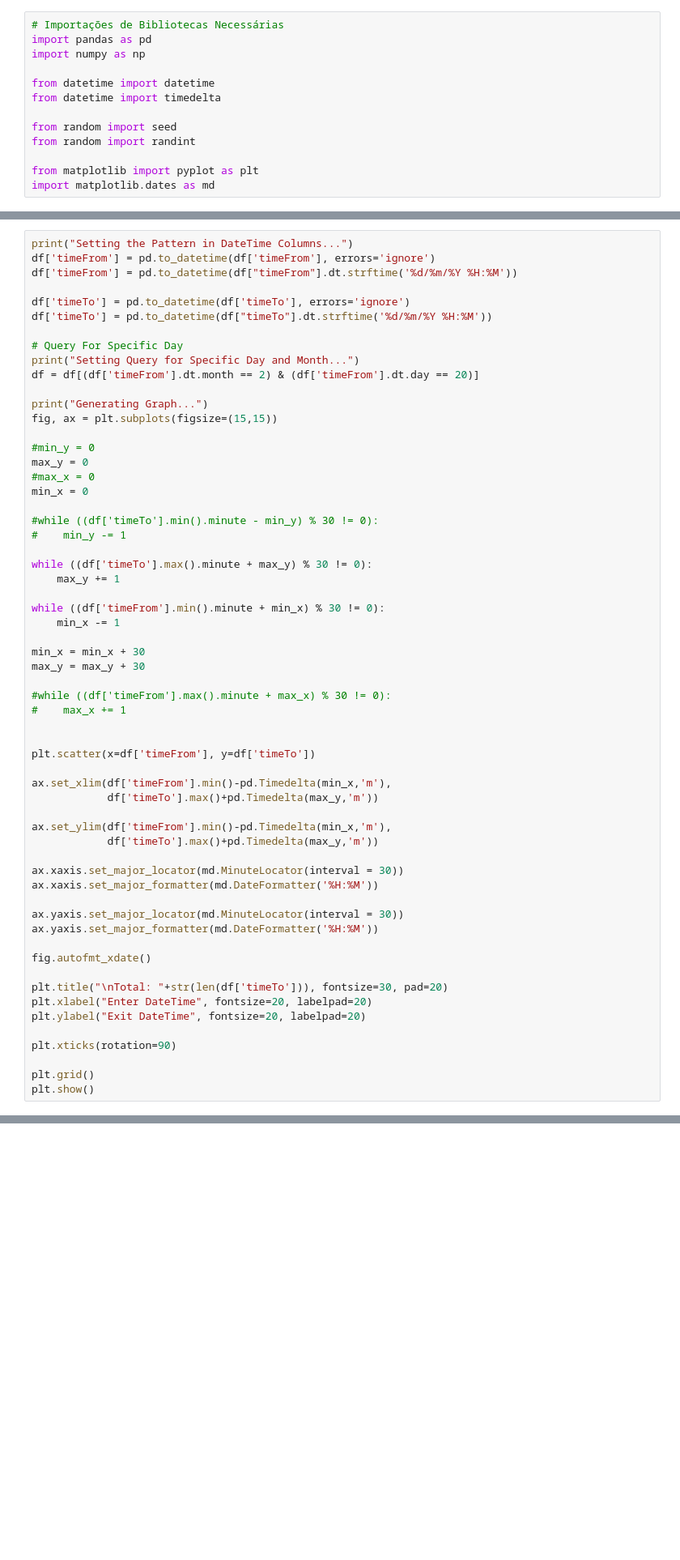
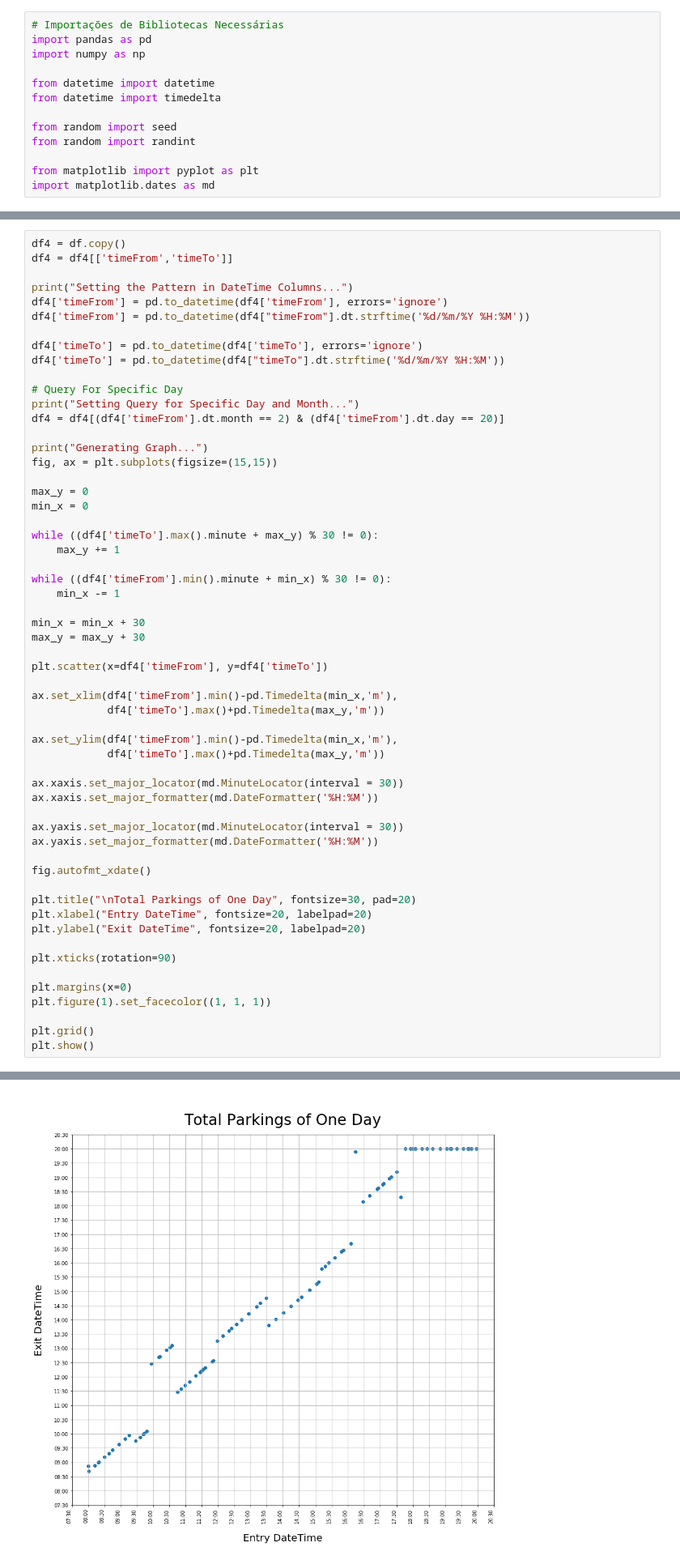
Before and after one commit to lrmendes/SmartParking-Data-Simulator, a Jupyter notebook: python/DataGenerator_v2.ipynb, the cells around one changed output, grey strips where cells are left out. Shown at 81% size. Cells and saved outputs as stored; diff of their text form; blank space fills up the shorter version.

```diff
--- a/python/DataGenerator_v2.ipynb
+++ b/python/DataGenerator_v2.ipynb
@@ -118,46 +300,40 @@ plt.plot(df3)
 # %%
+df4 = df.copy()
+df4 = df4[['timeFrom','timeTo']]
+
 print("Setting the Pattern in DateTime Columns...")
-df['timeFrom'] = pd.to_datetime(df['timeFrom'], errors='ignore')
-df['timeFrom'] = pd.to_datetime(df["timeFrom"].dt.strftime('%d/%m/%Y %H:%M'))
+df4['timeFrom'] = pd.to_datetime(df4['timeFrom'], errors='ignore')
+df4['timeFrom'] = pd.to_datetime(df4["timeFrom"].dt.strftime('%d/%m/%Y %H:%M'))
 
-df['timeTo'] = pd.to_datetime(df['timeTo'], errors='ignore')
-df['timeTo'] = pd.to_datetime(df["timeTo"].dt.strftime('%d/%m/%Y %H:%M'))
+df4['timeTo'] = pd.to_datetime(df4['timeTo'], errors='ignore')
+df4['timeTo'] = pd.to_datetime(df4["timeTo"].dt.strftime('%d/%m/%Y %H:%M'))
 
 # Query For Specific Day
 print("Setting Query for Specific Day and Month...")
-df = df[(df['timeFrom'].dt.month == 2) & (df['timeFrom'].dt.day == 20)]
+df4 = df4[(df4['timeFrom'].dt.month == 2) & (df4['timeFrom'].dt.day == 20)]
 
 print("Generating Graph...")
 fig, ax = plt.subplots(figsize=(15,15))
 
-#min_y = 0
 max_y = 0
-#max_x = 0
 min_x = 0
 
-#while ((df['timeTo'].min().minute - min_y) % 30 != 0):
-#    min_y -= 1
-
-while ((df['timeTo'].max().minute + max_y) % 30 != 0):
+while ((df4['timeTo'].max().minute + max_y) % 30 != 0):
     max_y += 1
 
-while ((df['timeFrom'].min().minute + min_x) % 30 != 0):
+while ((df4['timeFrom'].min().minute + min_x) % 30 != 0):
     min_x -= 1
 
 min_x = min_x + 30
 max_y = max_y + 30
 
-#while ((df['timeFrom'].max().minute + max_x) % 30 != 0):
-#    max_x += 1
+plt.scatter(x=df4['timeFrom'], y=df4['timeTo'])
 
+ax.set_xlim(df4['timeFrom'].min()-pd.Timedelta(min_x,'m'),
+            df4['timeTo'].max()+pd.Timedelta(max_y,'m'))
 
-plt.scatter(x=df['timeFrom'], y=df['timeTo'])
-
-ax.set_xlim(df['timeFrom'].min()-pd.Timedelta(min_x,'m'),
-            df['timeTo'].max()+pd.Timedelta(max_y,'m'))
-
-ax.set_ylim(df['timeFrom'].min()-pd.Timedelta(min_x,'m'),
-            df['timeTo'].max()+pd.Timedelta(max_y,'m'))
+ax.set_ylim(df4['timeFrom'].min()-pd.Timedelta(min_x,'m'),
+            df4['timeTo'].max()+pd.Timedelta(max_y,'m'))
 
 ax.xaxis.set_major_locator(md.MinuteLocator(interval = 30))
 ax.xaxis.set_major_formatter(md.DateFormatter('%H:%M'))
@@ -167,11 +343,15 @@ ax.yaxis.set_major_formatter(md.DateFormatter('%H:%M'))
 
 fig.autofmt_xdate()
 
-plt.title("\nTotal: "+str(len(df['timeTo'])), fontsize=30, pad=20)
-plt.xlabel("Enter DateTime", fontsize=20, labelpad=20)
+plt.title("\nTotal Parkings of One Day", fontsize=30, pad=20)
+plt.xlabel("Entry DateTime", fontsize=20, labelpad=20)
 plt.ylabel("Exit DateTime", fontsize=20, labelpad=20)
 
 plt.xticks(rotation=90)
 
+plt.margins(x=0)
+plt.figure(1).set_facecolor((1, 1, 1))
+
 plt.grid()
 plt.show()
+# %% [output]
@@ -177,0 +361 @@ plt.show()
+[figure, added]
```
Also changed, not shown: parts of 12 cells of this notebook, 1 other file.
